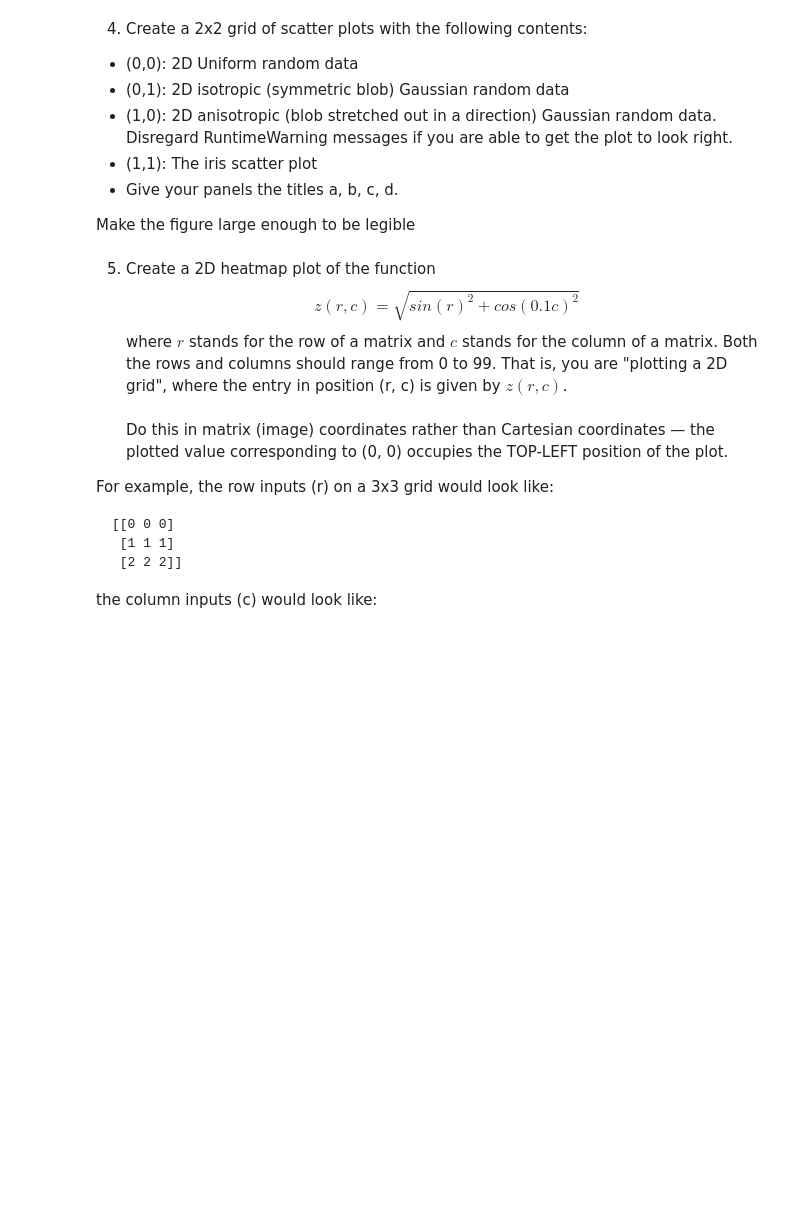
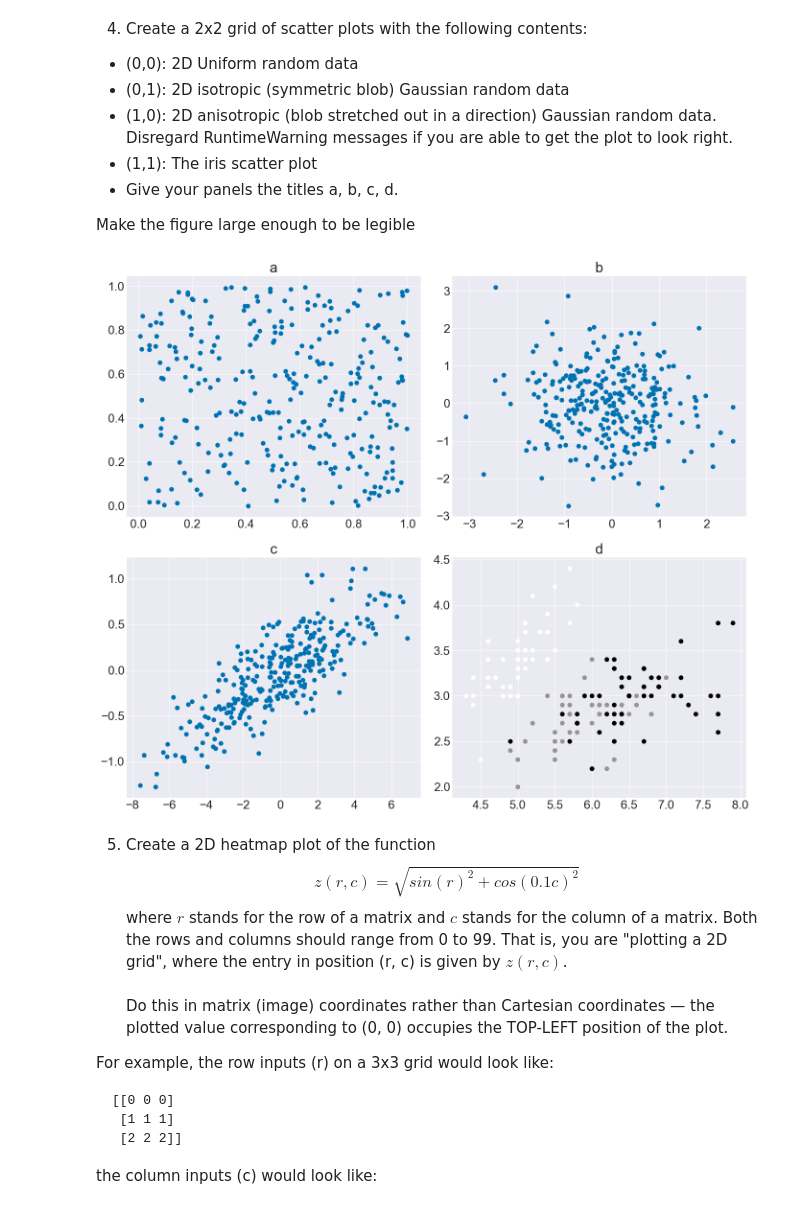
Before and after one commit to djluci/NeuralNetworks, a Jupyter notebook: Project0_ScientificPython/sci_python.ipynb, the cells around one changed output. Cells and saved outputs as stored; diff of their text form; code cells hidden in the pictures; blank space fills up the shorter version.

```diff
--- a/Project0_ScientificPython/sci_python.ipynb
+++ b/Project0_ScientificPython/sci_python.ipynb
@@ -530,3 +640,39 @@ Make the figure large enough to be legible
+# %%
+# YOUR CODE HERE
+
+rng_u = np.random.default_rng(0)
+u2 = rng_u.uniform(0,1, size=(300,2))
+
+rng_g1= np.random.default_rng(1)
+g_iso=rng_g1.normal(0,1, size=(300,2))
+
+rng_g2 = np.random.default_rng(2)
+g_raw = rng_g2.normal(0, 1, size=(300, 2))
+A = np.array([[2.5, 1.2],
+              [0.2, 0.4]])
+g_aniso = g_raw @ A.T
+
+X = df[["feat1", "feat2"]].to_numpy()
+y = df["class"].to_numpy()
+
+fig, axs = plt.subplots(2, 2, figsize=(14, 12))
+
+axs[0, 0].scatter(u2[:, 0], u2[:, 1])
+axs[0, 0].set_title('a')
+
+axs[0, 1].scatter(g_iso[:, 0], g_iso[:, 1])
+axs[0, 1].set_title('b')
+
+axs[1, 0].scatter(g_aniso[:, 0], g_aniso[:, 1])
+axs[1, 0].set_title('c')
+
+axs[1, 1].scatter(X[:, 0], X[:, 1], c=y)
+axs[1, 1].set_title('d')
+
+plt.tight_layout()
+plt.show()
+# %% [output]
+[figure, added]
 # %% [markdown]
 5. Create a 2D heatmap plot of the function $$z(r, c) = \sqrt{sin(r)^2 + cos(0.1c)^2}$$ where $r$ stands for the row of a matrix and $c$ stands for the column of a matrix. Both the rows and columns should range from 0 to 99. That is, you are "plotting a 2D grid", where the entry in position (r, c) is given by $z(r, c)$.<br/><br/>Do this in matrix (image) coordinates rather than Cartesian coordinates — the plotted value corresponding to (0, 0) occupies the TOP-LEFT position of the plot.
 
```
Also changed, not shown: parts of 29 cells of this notebook.
